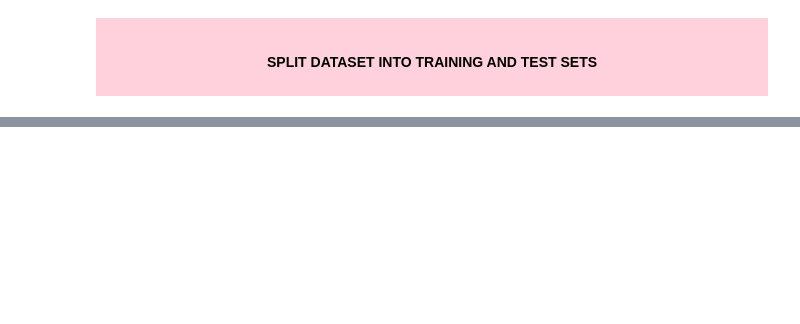
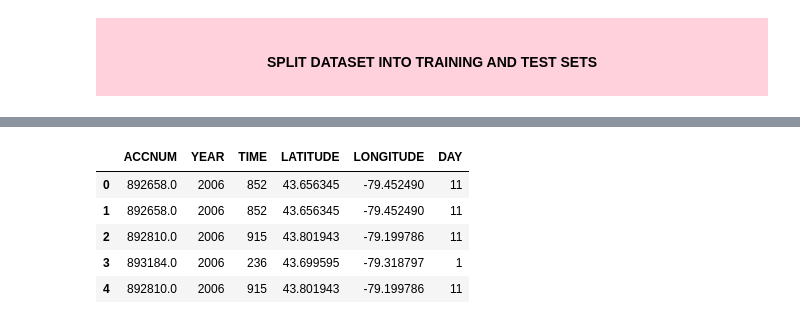
Before and after one commit to SalmaChaaban/COMP247_End_to_End_Project, a Jupyter notebook: GroupProjectv7.ipynb, the cells around one changed output, grey strips where cells are left out. Saved outputs shown, nothing was run; the diff lists cells and outputs as text; code cells hidden in the pictures; blank space fills up the shorter version.

```diff
--- a/GroupProjectv7.ipynb
+++ b/GroupProjectv7.ipynb
@@ -825,0 +802,11 @@ Categorical features: ['ROAD_CLASS', 'DISTRICT', 'LOCCOORD', 'ACCLOC', 'TRAFFCTL
+# %%
+from sklearn.impute import SimpleImputer
+imputer = SimpleImputer(strategy="median")
+
+num_features = df.select_dtypes(include=[np.number])
+cat_features = df.select_dtypes(exclude=[np.number])
+
+imputer.fit(num_features)
+
+print(num_features.median())
+print(imputer.statistics_)
@@ -825,0 +893,9 @@ Categorical features: ['ROAD_CLASS', 'DISTRICT', 'LOCCOORD', 'ACCLOC', 'TRAFFCTL
+# %%
+pd.DataFrame(num_features).head()
+# %% [output]
+|  | ACCNUM | YEAR | TIME | LATITUDE | LONGITUDE | DAY |
+| 0 | 892658.0 | 2006 | 852 | 43.656345 | -79.452490 | 11 |
+| 1 | 892658.0 | 2006 | 852 | 43.656345 | -79.452490 | 11 |
+| 2 | 892810.0 | 2006 | 915 | 43.801943 | -79.199786 | 11 |
+| 3 | 893184.0 | 2006 | 236 | 43.699595 | -79.318797 | 1 |
+| 4 | 892810.0 | 2006 | 915 | 43.801943 | -79.199786 | 11 |
```
Also changed, not shown: parts of 22 cells of this notebook.
